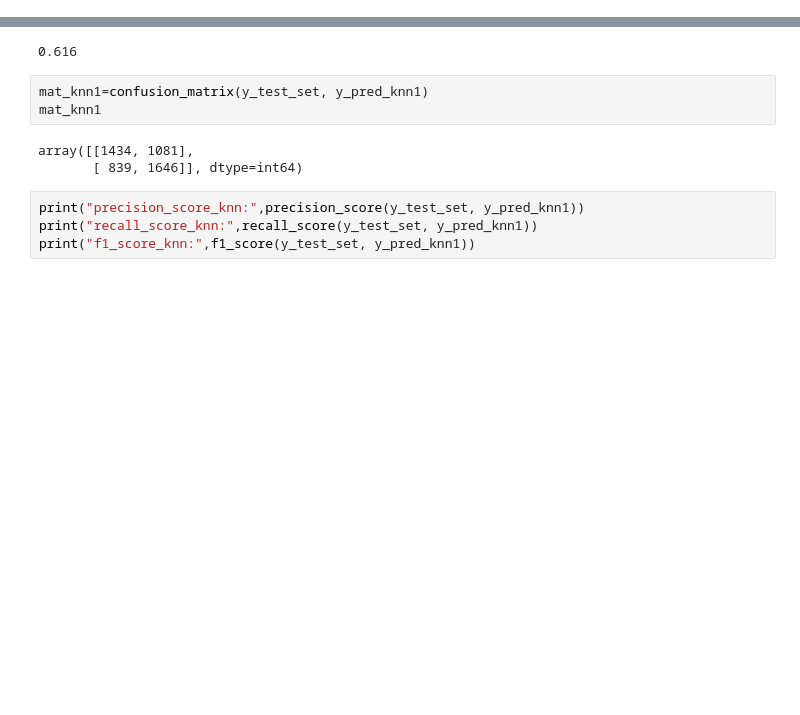
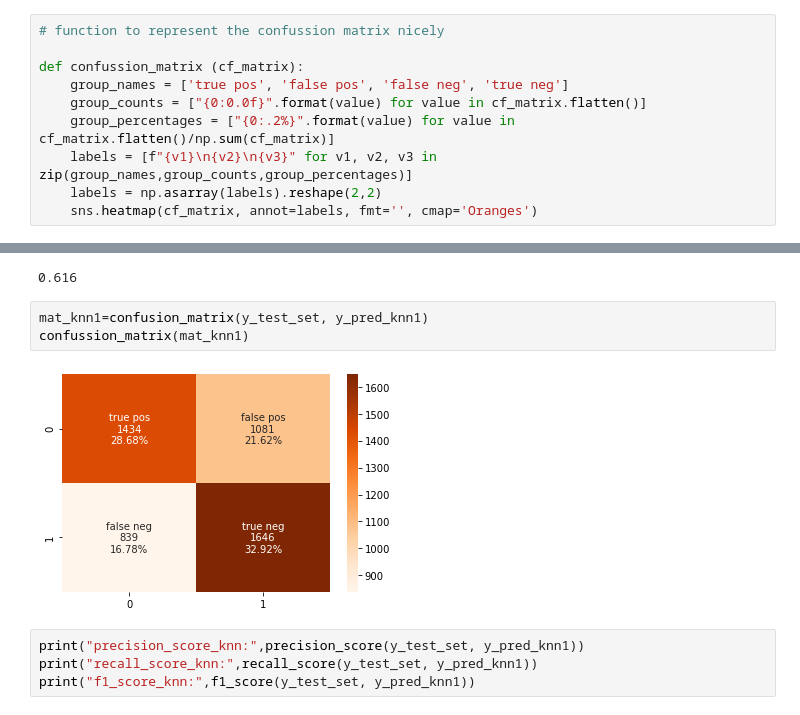
Before and after one commit to Yehudit-Brickner/data_science_end_of_year1_project, a Jupyter notebook: dogs vs cats 9.8.21 .ipynb, the cells around one changed output, grey strips where cells are left out. Cells and saved outputs as stored; diff of their text form; blank space fills up the shorter version.

Commit message:
added new confusion matrix, and modeks for part 4

```diff
--- a/dogs vs cats 9.8.21 .ipynb
+++ b/dogs vs cats 9.8.21 .ipynb
@@ -252,6 +253,16 @@ plt.imshow(image1)
 # %% [output]
 <matplotlib.image.AxesImage at 0x...>
 [figure]
+# %%
+# function to represent the confussion matrix nicely
+
+def confussion_matrix (cf_matrix):
+    group_names = ['true pos', 'false pos', 'false neg', 'true neg']
+    group_counts = ["{0:0.0f}".format(value) for value in cf_matrix.flatten()]
+    group_percentages = ["{0:.2%}".format(value) for value in cf_matrix.flatten()/np.sum(cf_matrix)]
+    labels = [f"{v1}\n{v2}\n{v3}" for v1, v2, v3 in zip(group_names,group_counts,group_percentages)]
+    labels = np.asarray(labels).reshape(2,2)
+    sns.heatmap(cf_matrix, annot=labels, fmt='', cmap='Oranges')
 # %%
 pca1=PCA(n_components=0.9)
 x_train_reduced1=pca1.fit_transform(x_train_set)
@@ -270,10 +281,9 @@ accuracy_knn1
 0.616
 # %%
 mat_knn1=confusion_matrix(y_test_set, y_pred_knn1)
-mat_knn1
+confussion_matrix(mat_knn1)
 # %% [output]
-array([[1434, 1081],
-       [ 839, 1646]], dtype=int64)
+[figure, added]
 # %%
 print("precision_score_knn:",precision_score(y_test_set, y_pred_knn1))
 print("recall_score_knn:",recall_score(y_test_set, y_pred_knn1))
```
Also changed, not shown: parts of 6 cells of this notebook, 4 other files.
